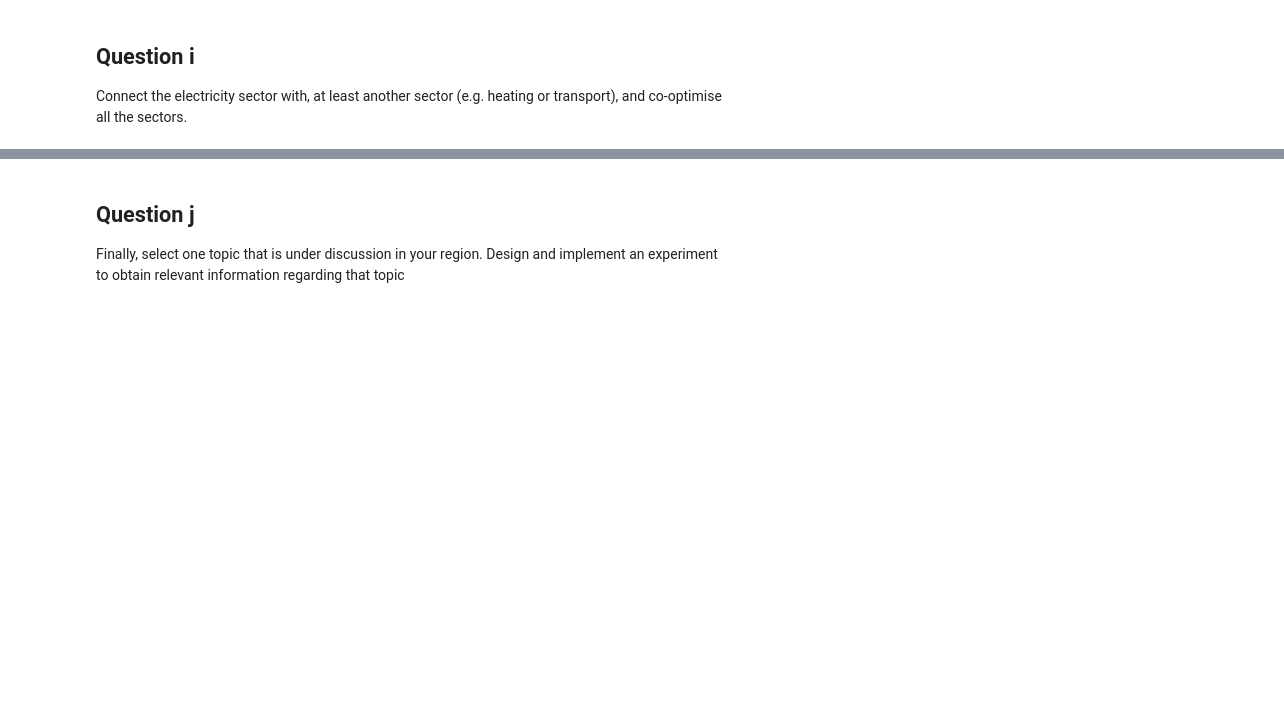
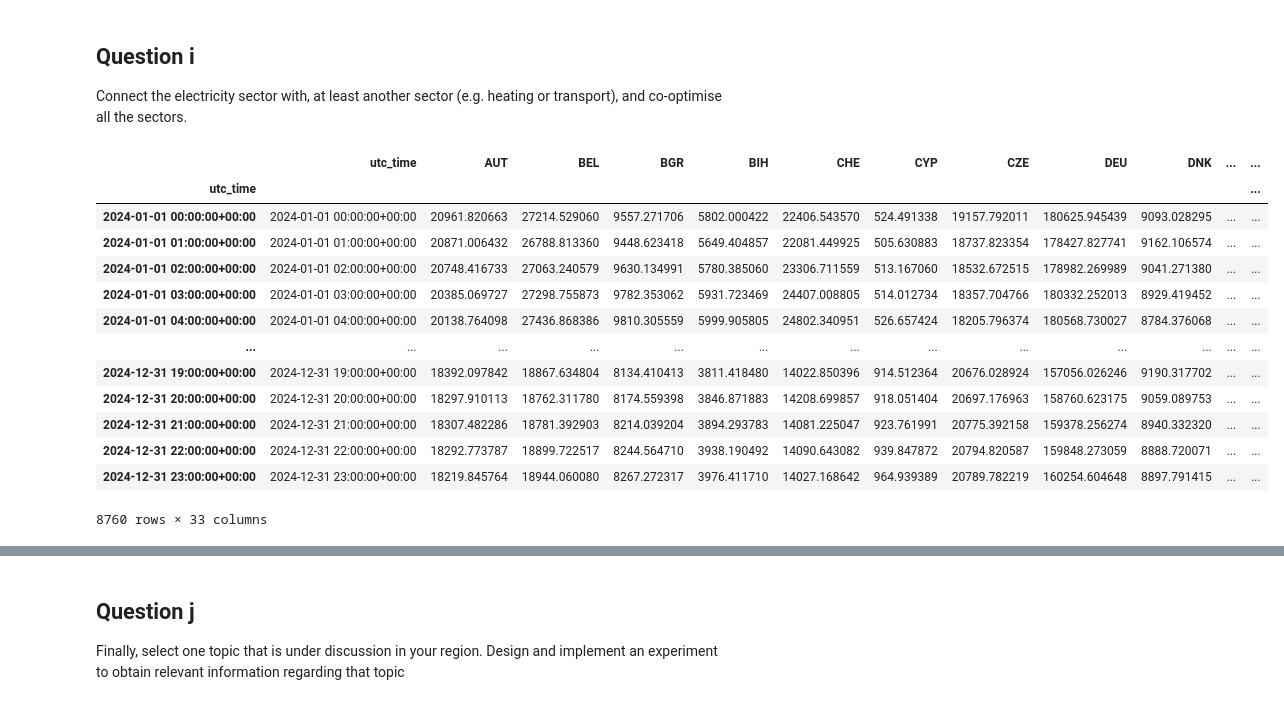
Before and after one commit to lc253264/Integrated-Energy-Grids-Group-29, a Jupyter notebook: interconnected_model_task_deghij.ipynb, the cells around one changed output, grey strips where cells are left out. Cells and saved outputs as stored; diff of their text form; code cells hidden in the pictures; blank space fills up the shorter version.

```diff
--- a/interconnected_model_task_deghij.ipynb
+++ b/interconnected_model_task_deghij.ipynb
@@ -763,7 +763,22 @@ all the sectors.
 # %%
 #Data import for the heating load
 data_heat = pd.read_csv('data/heat_demand.csv',sep=';')
 data_heat['utc_time'] = pd.to_datetime(data_heat['utc_time'].str.strip(), dayfirst=False, errors='coerce')
 data_heat['utc_time'] = data_heat['utc_time'] + pd.DateOffset(years=9)
-
 data_heat.index = pd.DatetimeIndex(data_heat['utc_time'])
+data_heat
+# %% [output]
+|  | utc_time | AUT | BEL | BGR | BIH | CHE | CYP | CZE | DEU | DNK | ... | ... |
+| utc_time |  |  |  |  |  |  |  |  |  |  |  | ... |
+| 2024-01-01 00:00:00+00:00 | 2024-01-01 00:00:00+00:00 | 20961.820663 | 27214.529060 | 9557.271706 | 5802.000422 | 22406.543570 | 524.491338 | 19157.792011 | 180625.945439 | 9093.028295 | ... | ... |
+| 2024-01-01 01:00:00+00:00 | 2024-01-01 01:00:00+00:00 | 20871.006432 | 26788.813360 | 9448.623418 | 5649.404857 | 22081.449925 | 505.630883 | 18737.823354 | 178427.827741 | 9162.106574 | ... | ... |
+| 2024-01-01 02:00:00+00:00 | 2024-01-01 02:00:00+00:00 | 20748.416733 | 27063.240579 | 9630.134991 | 5780.385060 | 23306.711559 | 513.167060 | 18532.672515 | 178982.269989 | 9041.271380 | ... | ... |
+| 2024-01-01 03:00:00+00:00 | 2024-01-01 03:00:00+00:00 | 20385.069727 | 27298.755873 | 9782.353062 | 5931.723469 | 24407.008805 | 514.012734 | 18357.704766 | 180332.252013 | 8929.419452 | ... | ... |
+| 2024-01-01 04:00:00+00:00 | 2024-01-01 04:00:00+00:00 | 20138.764098 | 27436.868386 | 9810.305559 | 5999.905805 | 24802.340951 | 526.657424 | 18205.796374 | 180568.730027 | 8784.376068 | ... | ... |
+| ... | ... | ... | ... | ... | ... | ... | ... | ... | ... | ... | ... | ... |
+| 2024-12-31 19:00:00+00:00 | 2024-12-31 19:00:00+00:00 | 18392.097842 | 18867.634804 | 8134.410413 | 3811.418480 | 14022.850396 | 914.512364 | 20676.028924 | 157056.026246 | 9190.317702 | ... | ... |
+| 2024-12-31 20:00:00+00:00 | 2024-12-31 20:00:00+00:00 | 18297.910113 | 18762.311780 | 8174.559398 | 3846.871883 | 14208.699857 | 918.051404 | 20697.176963 | 158760.623175 | 9059.089753 | ... | ... |
+| 2024-12-31 21:00:00+00:00 | 2024-12-31 21:00:00+00:00 | 18307.482286 | 18781.392903 | 8214.039204 | 3894.293783 | 14081.225047 | 923.761991 | 20775.392158 | 159378.256274 | 8940.332320 | ... | ... |
+| 2024-12-31 22:00:00+00:00 | 2024-12-31 22:00:00+00:00 | 18292.773787 | 18899.722517 | 8244.564710 | 3938.190492 | 14090.643082 | 939.847872 | 20794.820587 | 159848.273059 | 8888.720071 | ... | ... |
+| 2024-12-31 23:00:00+00:00 | 2024-12-31 23:00:00+00:00 | 18219.845764 | 18944.060080 | 8267.272317 | 3976.411710 | 14027.168642 | 964.939389 | 20789.782219 | 160254.604648 | 8897.791415 | ... | ... |
+8760 rows × 33 columns
```
Also changed, not shown: parts of 13 cells of this notebook.
